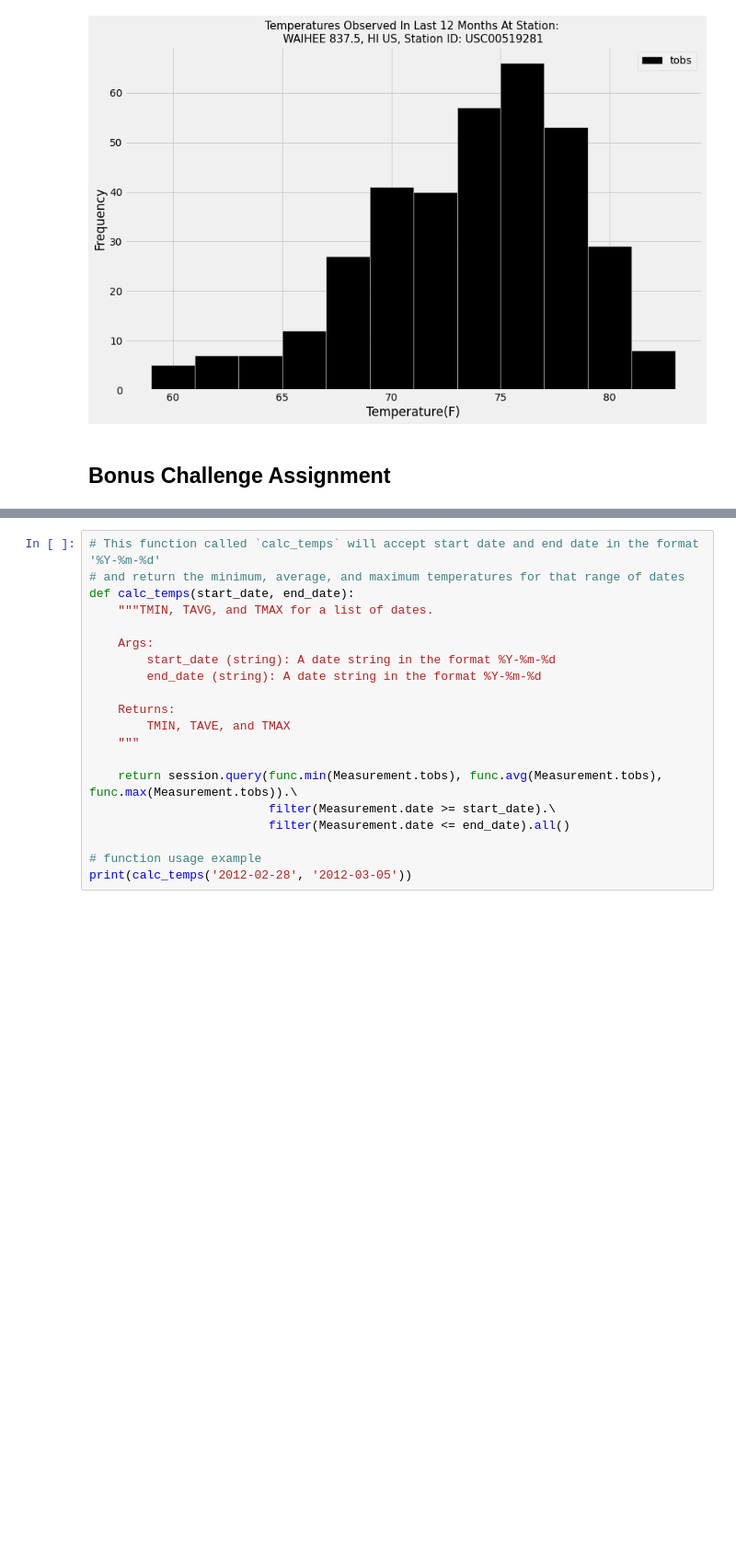
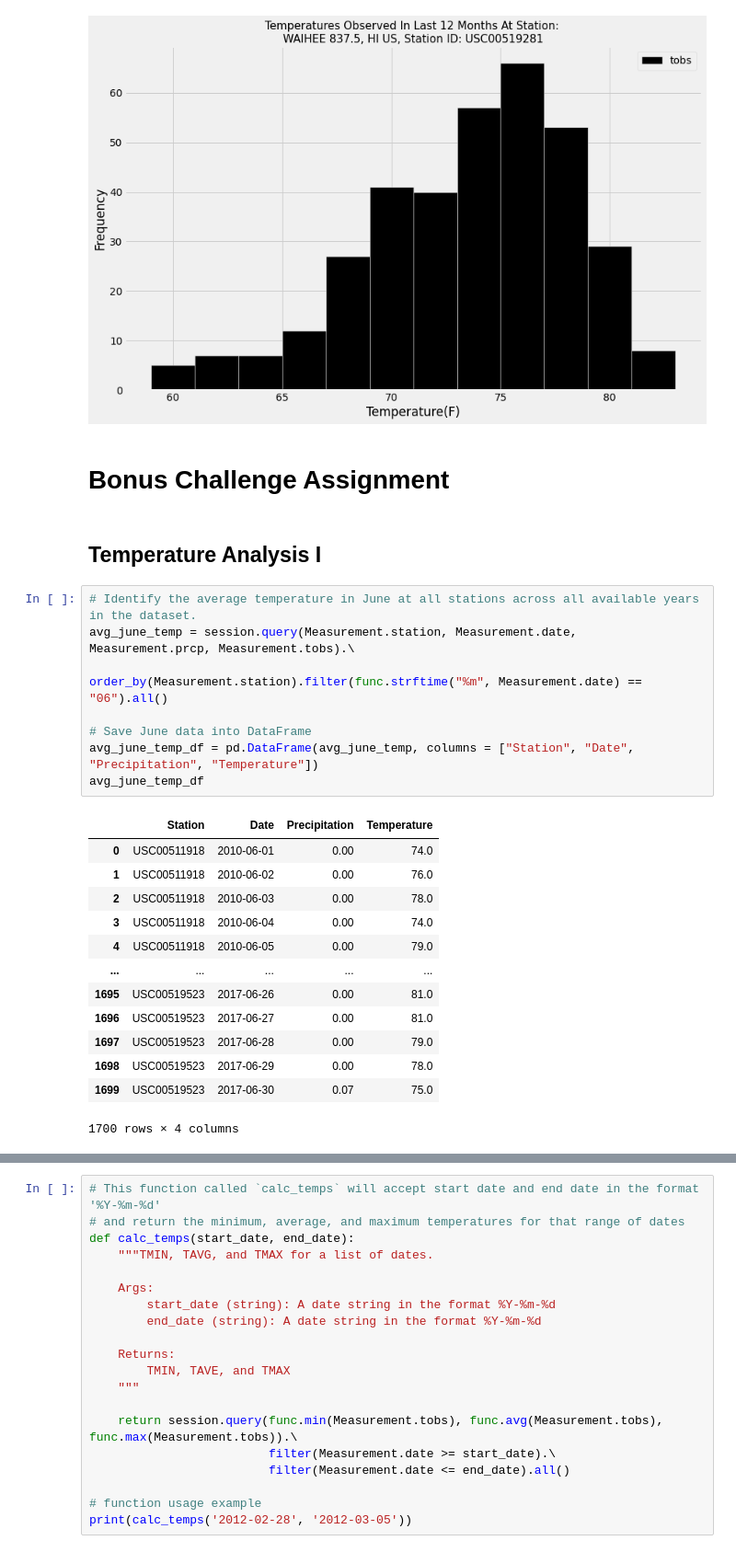
Before and after one commit to Franco1230/10-SQLalchemy-Challenge, a Jupyter notebook: SQLalchemy/climate_analysis.ipynb, the cells around one changed output, grey strips where cells are left out. Shown: that part at 92% size. Cells and saved outputs as stored; diff of their text form; blank space fills up the shorter version.

Commit message:
added bonus analysis

```diff
--- a/SQLalchemy/climate_analysis.ipynb
+++ b/SQLalchemy/climate_analysis.ipynb
@@ -248,4 +249,28 @@ plt.show()
 # %% [output]
 [figure]
 # %% [markdown]
-## Bonus Challenge Assignment
+# Bonus Challenge Assignment
+# %% [markdown]
+## Temperature Analysis I
+# %%
+# Identify the average temperature in June at all stations across all available years in the dataset.
+avg_june_temp = session.query(Measurement.station, Measurement.date, Measurement.prcp, Measurement.tobs).\
+                              order_by(Measurement.station).filter(func.strftime("%m", Measurement.date) == "06").all()
+
+# Save June data into DataFrame
+avg_june_temp_df = pd.DataFrame(avg_june_temp, columns = ["Station", "Date", "Precipitation", "Temperature"])
+avg_june_temp_df
+# %% [output]
+|  | Station | Date | Precipitation | Temperature |
+| 0 | USC00511918 | 2010-06-01 | 0.00 | 74.0 |
+| 1 | USC00511918 | 2010-06-02 | 0.00 | 76.0 |
+| 2 | USC00511918 | 2010-06-03 | 0.00 | 78.0 |
+| 3 | USC00511918 | 2010-06-04 | 0.00 | 74.0 |
+| 4 | USC00511918 | 2010-06-05 | 0.00 | 79.0 |
+| ... | ... | ... | ... | ... |
+| 1695 | USC00519523 | 2017-06-26 | 0.00 | 81.0 |
+| 1696 | USC00519523 | 2017-06-27 | 0.00 | 81.0 |
+| 1697 | USC00519523 | 2017-06-28 | 0.00 | 79.0 |
+| 1698 | USC00519523 | 2017-06-29 | 0.00 | 78.0 |
+| 1699 | USC00519523 | 2017-06-30 | 0.07 | 75.0 |
+1700 rows × 4 columns
```
Also changed, not shown: parts of 11 cells of this notebook, 4 other files.
